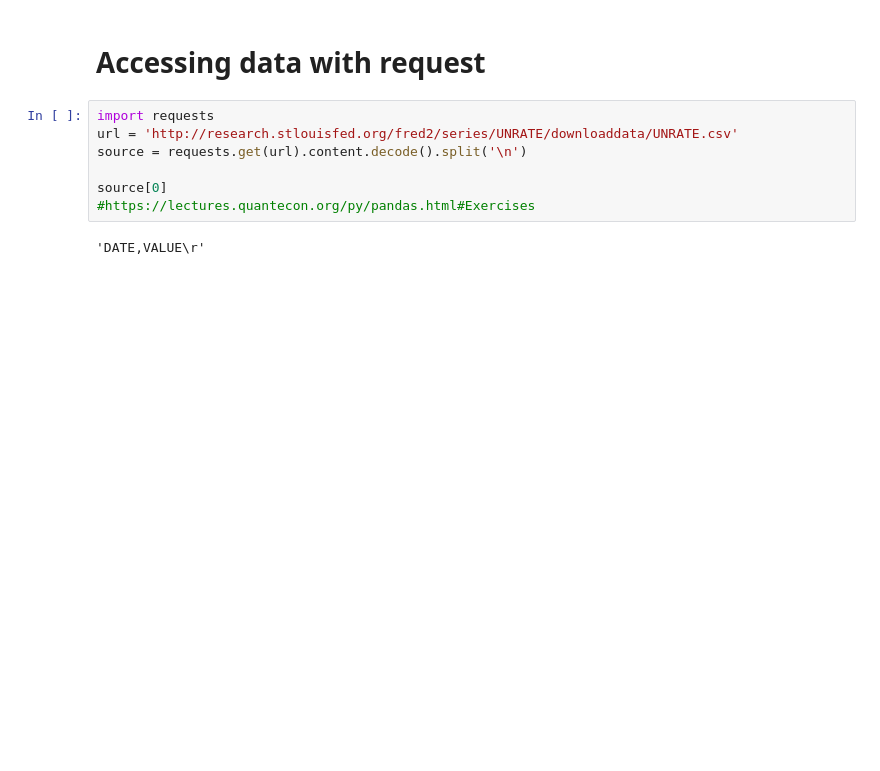
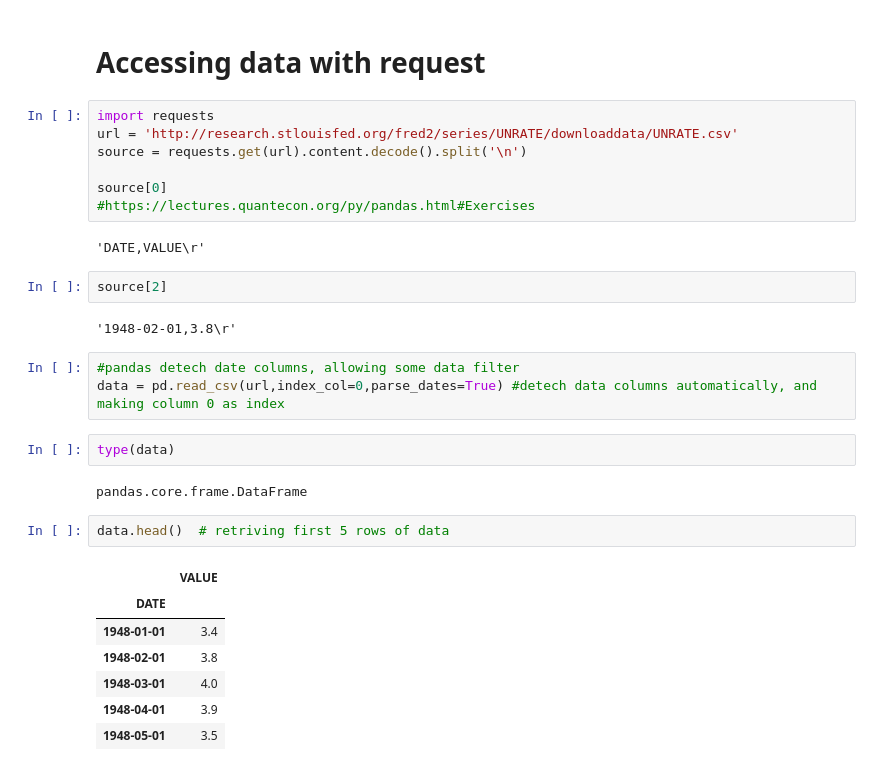
Before and after one commit to bandaruarvind/pythonessentials, a Jupyter notebook: 202_PY_ESSEN_PANDAS_QE.ipynb, the cells around one changed output. Drawn from its saved outputs; the diff is of its cells as text; blank space fills up the shorter version.

```diff
--- a/202_PY_ESSEN_PANDAS_QE.ipynb
+++ b/202_PY_ESSEN_PANDAS_QE.ipynb
@@ -273,3 +273,24 @@ source[0]
 #https://lectures.quantecon.org/py/pandas.html#Exercises
 # %% [output]
 'DATE,VALUE\r'
+# %%
+source[2]
+# %% [output]
+'1948-02-01,3.8\r'
+# %%
+#pandas detech date columns, allowing some data filter
+data = pd.read_csv(url,index_col=0,parse_dates=True) #detech data columns automatically, and making column 0 as index
+# %%
+type(data)
+# %% [output]
+pandas.core.frame.DataFrame
+# %%
+data.head()  # retriving first 5 rows of data
+# %% [output]
+|  | VALUE |
+| DATE |  |
+| 1948-01-01 | 3.4 |
+| 1948-02-01 | 3.8 |
+| 1948-03-01 | 4.0 |
+| 1948-04-01 | 3.9 |
+| 1948-05-01 | 3.5 |
```
Also changed, not shown: parts of 4 cells of this notebook.
